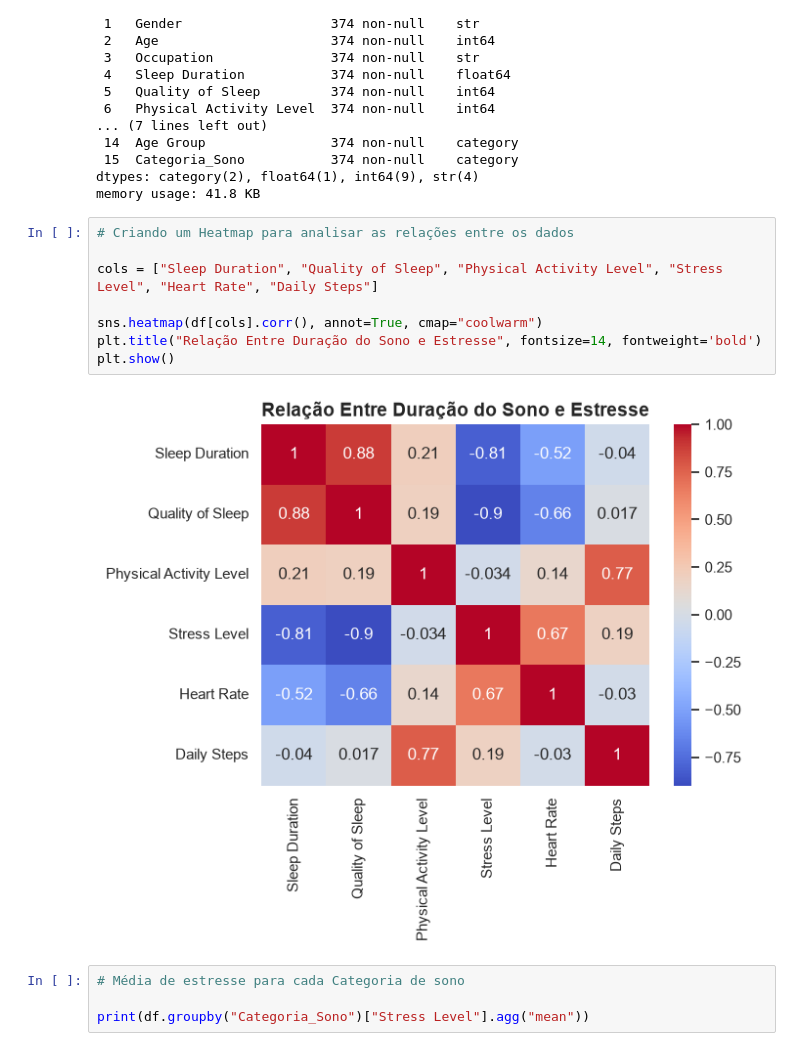
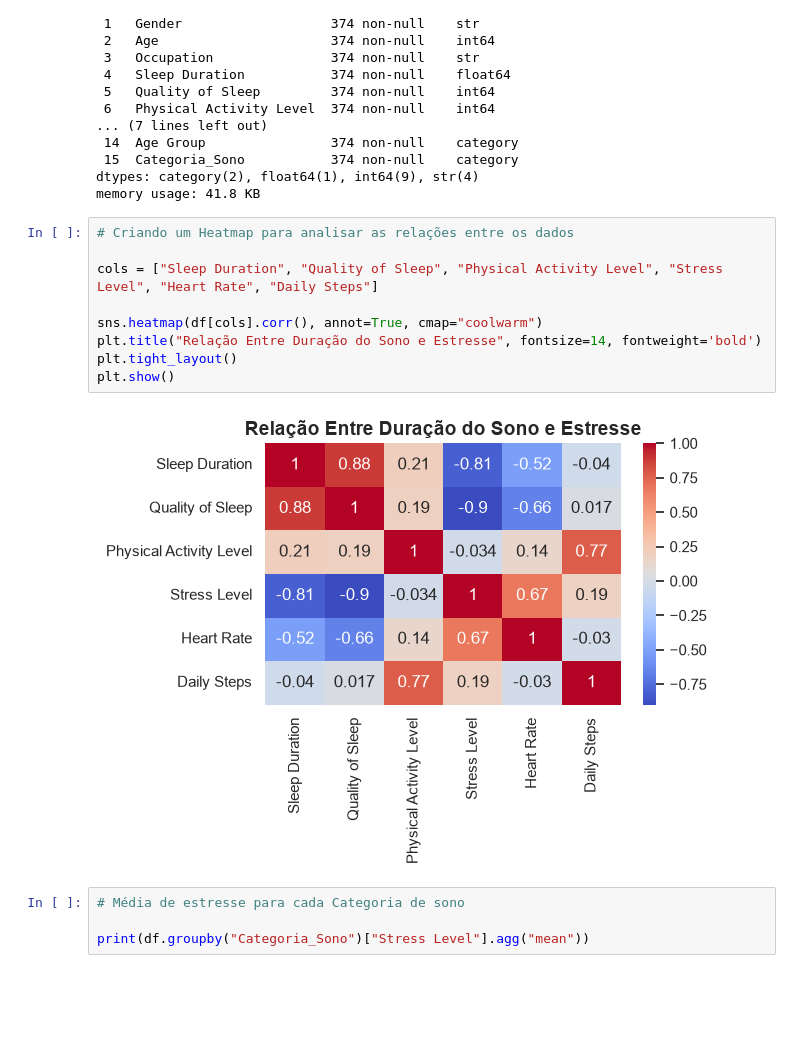
Before and after one commit to RodrigoHernandes31415/HealthSleep, a Jupyter notebook: analysis.ipynb, the cells around one changed output. Drawn from its saved outputs; the diff is of its cells as text; blank space fills up the shorter version.

```diff
--- a/analysis.ipynb
+++ b/analysis.ipynb
@@ -90,13 +90,14 @@ memory usage: 41.8 KB
 # %%
 # Criando um Heatmap para analisar as relações entre os dados
 
 cols = ["Sleep Duration", "Quality of Sleep", "Physical Activity Level", "Stress Level", "Heart Rate", "Daily Steps"]
 
 sns.heatmap(df[cols].corr(), annot=True, cmap="coolwarm")
 plt.title("Relação Entre Duração do Sono e Estresse", fontsize=14, fontweight='bold')
+plt.tight_layout()
 plt.show()
 # %% [output]
-[figure, old version]
+[figure, new version]
 # %%
 # Média de estresse para cada Categoria de sono
 
```
Also changed, not shown: parts of 2 cells of this notebook.
